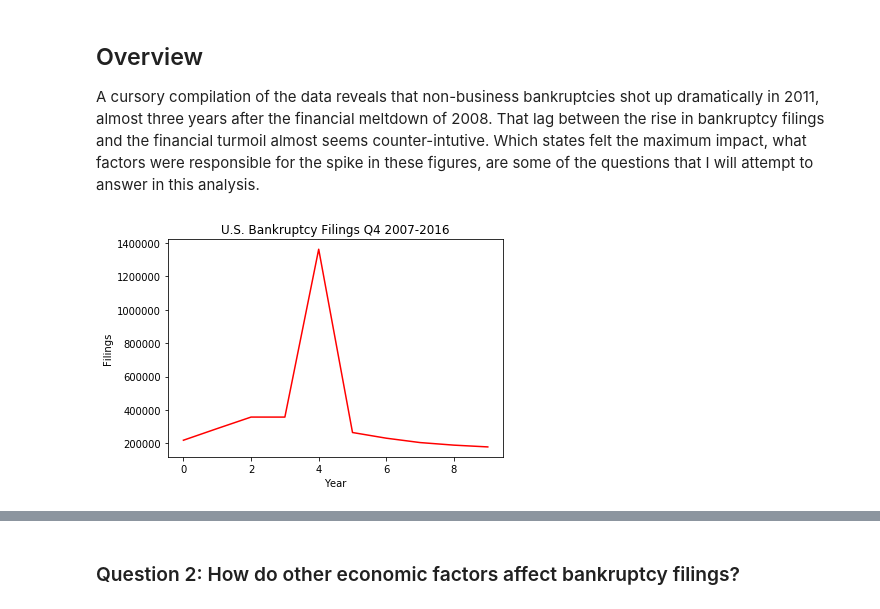
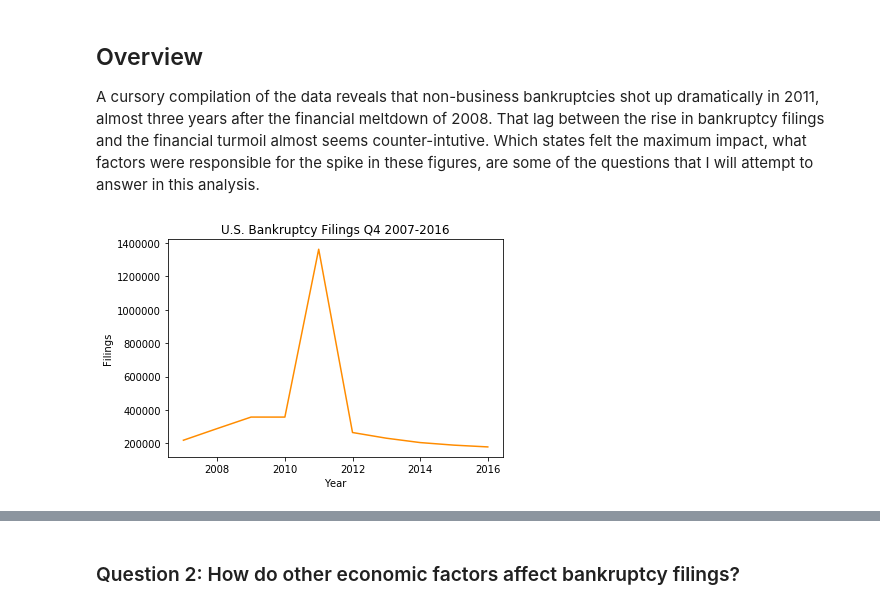
Before and after one commit to mrinalinikrishna/learningpython, a Jupyter notebook: Capstone_Draft.ipynb, the cells around one changed output, grey strips where cells are left out. Cells and saved outputs as stored; diff of their text form; code cells hidden in the pictures.

```diff
--- a/Capstone_Draft.ipynb
+++ b/Capstone_Draft.ipynb
@@ -17,16 +25,16 @@ A cursory compilation of the data reveals that non-business bankruptcies shot up
 # %%
 import numpy as np
 import pandas as pd
 import matplotlib.pyplot as plt
 %matplotlib inline
 import statistics
 df2 =pd.read_csv('C:/newfile.csv')
-df3 = df2.set_index(['Year'])
+df2 = df2.set_index(['Year'])
 a=pd.DataFrame(df2['TOTAL'])
-plt.plot(a, color='red')
+plt.plot(a, color='darkorange')
 plt.ylabel('Filings')
 plt.xlabel('Year')
 plt.title('U.S. Bankruptcy Filings Q4 2007-2016')
 plt.show()
 # %% [output]
-[figure, old version]
+[figure, new version]
```
Also changed, not shown: parts of 34 cells of this notebook.
